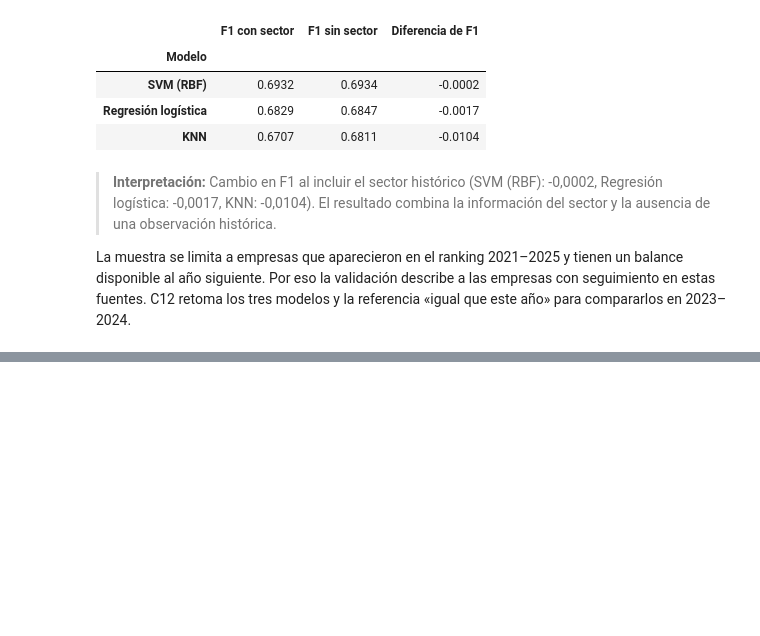
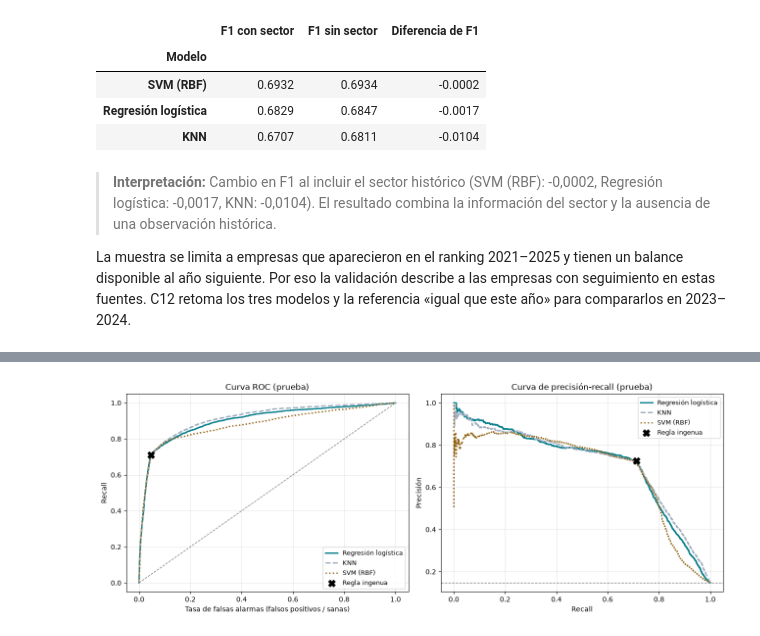
Before and after one commit to JulianHZ711/Final-AnalisisDatos, a Jupyter notebook: notebooks/proyecto_integrador.ipynb, the cells around one changed output, grey strips where cells are left out. Saved outputs shown, nothing was run; the diff lists cells and outputs as text; code cells hidden in the pictures; blank space fills up the shorter version.

```diff
--- a/notebooks/proyecto_integrador.ipynb
+++ b/notebooks/proyecto_integrador.ipynb
@@ -3823,0 +3934,37 @@ compararlos en 2023–2024.
+# %%
+ESTILOS = {
+    "Regresión logística": (COLOR_PRINCIPAL, "-"),
+    "KNN": (COLOR_SECUNDARIO, "--"),
+    "SVM (RBF)": (COLOR_RESALTADO, ":"),
+}
+
+fig, (izq, der) = plt.subplots(1, 2, figsize=(13, 5))
+for nombre, (color, linea) in ESTILOS.items():
+    fpr, tpr, _ = roc_curve(y_real, puntajes[nombre])
+    izq.plot(fpr, tpr, color=color, linestyle=linea, linewidth=2, label=nombre)
+    precision, recall, _ = precision_recall_curve(y_real, puntajes[nombre])
+    der.plot(recall, precision, color=color, linestyle=linea, linewidth=2, label=nombre)
+
+# la regla ingenua solo dice 0 o 1, entonces es un solo punto
+regla = resultados_prueba.loc["Regla ingenua"]
+falsas_alarmas_regla = ((deterioro_t == 1) & (y_real == 0)).sum() / (y_real == 0).sum()
+izq.scatter(falsas_alarmas_regla, regla["Recall"], marker="X", s=100, color="black", zorder=3,
+            label="Regla ingenua")
+der.scatter(regla["Recall"], regla["Precisión"], marker="X", s=100, color="black", zorder=3,
+            label="Regla ingenua")
+
+izq.plot([0, 1], [0, 1], color="gray", linestyle="--", linewidth=1)
+izq.set_xlabel("Tasa de falsas alarmas (falsos positivos / sanas)")
+izq.set_ylabel("Recall")
+izq.set_title("Curva ROC (prueba)")
+der.axhline(y_real.mean(), color="gray", linestyle="--", linewidth=1)
+der.set_xlabel("Recall")
+der.set_ylabel("Precisión")
+der.set_title("Curva de precisión-recall (prueba)")
+for eje in (izq, der):
+    eje.grid(alpha=0.3)
+    eje.legend(fontsize=9)
+plt.tight_layout()
+plt.show()
+# %% [output]
+[figure, added]
```
Also changed, not shown: parts of 25 cells of this notebook, 2 other files.
